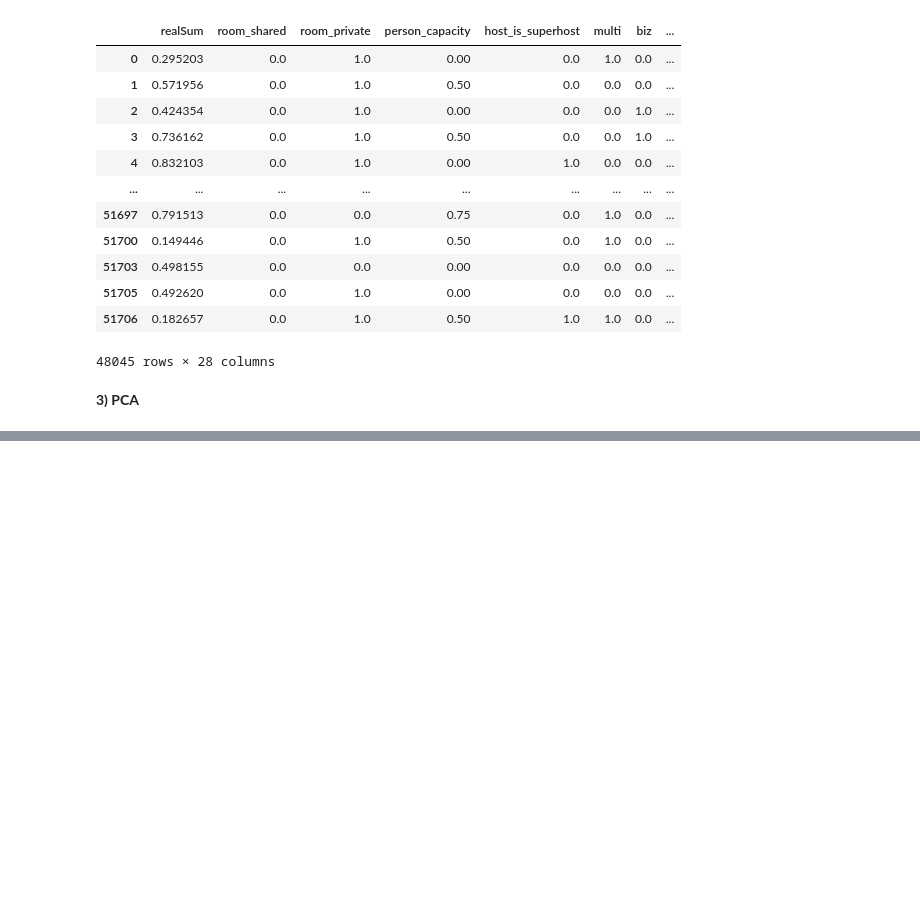
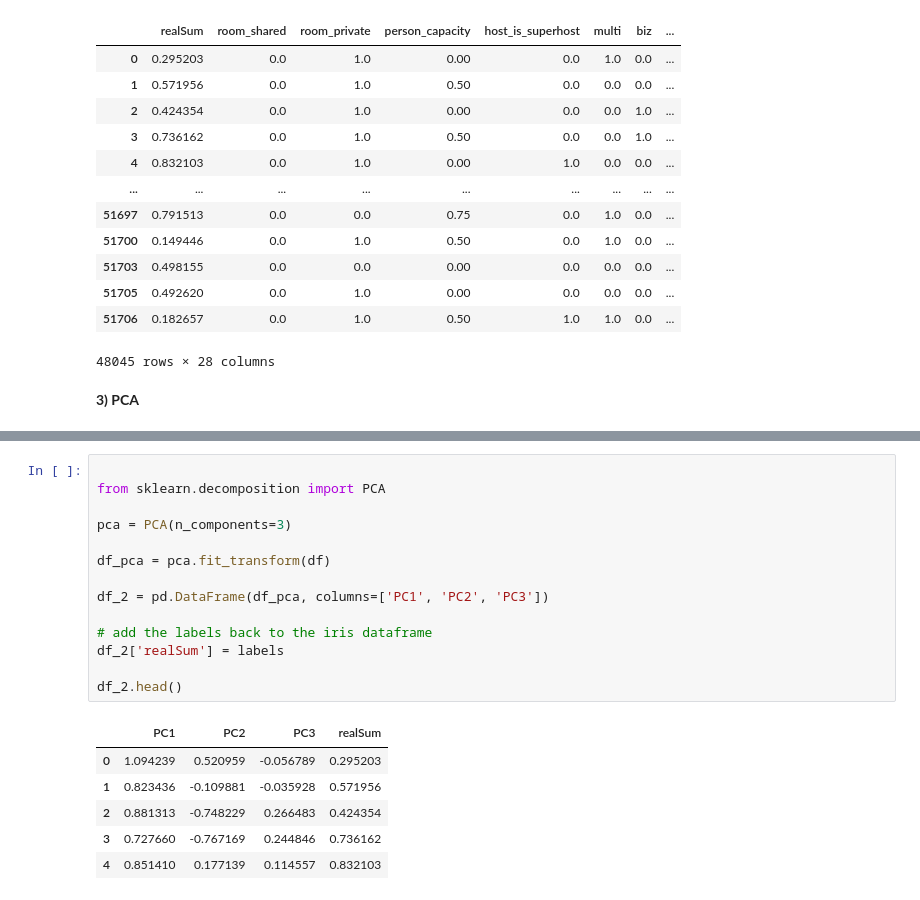
Before and after one commit to AlySemsem/ML_Project, a Jupyter notebook: ML_Project.ipynb, the cells around one changed output, grey strips where cells are left out. Drawn from its saved outputs; the diff is of its cells as text; blank space fills up the shorter version.

```diff
--- a/ML_Project.ipynb
+++ b/ML_Project.ipynb
@@ -302,0 +316,21 @@ df
+# %%
+
+from sklearn.decomposition import PCA
+
+pca = PCA(n_components=3)
+
+df_pca = pca.fit_transform(df)
+
+df_2 = pd.DataFrame(df_pca, columns=['PC1', 'PC2', 'PC3'])
+
+# add the labels back to the iris dataframe
+df_2['realSum'] = labels
+
+df_2.head()
+# %% [output]
+|  | PC1 | PC2 | PC3 | realSum |
+| 0 | 1.094239 | 0.520959 | -0.056789 | 0.295203 |
+| 1 | 0.823436 | -0.109881 | -0.035928 | 0.571956 |
+| 2 | 0.881313 | -0.748229 | 0.266483 | 0.424354 |
+| 3 | 0.727660 | -0.767169 | 0.244846 | 0.736162 |
+| 4 | 0.851410 | 0.177139 | 0.114557 | 0.832103 |
```
Also changed, not shown: parts of 3 cells of this notebook.
